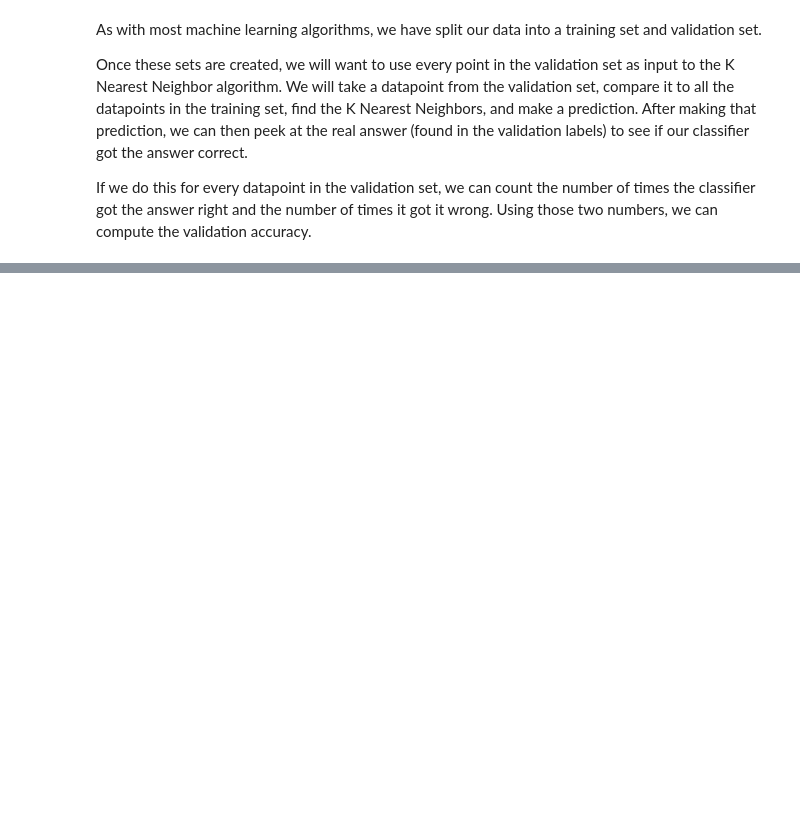
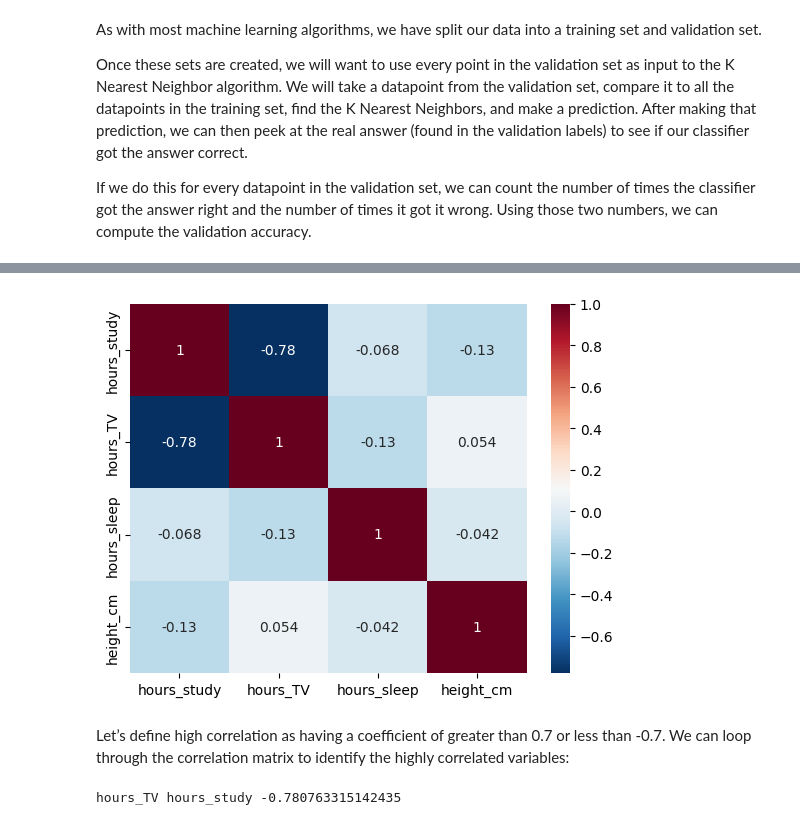
Before and after one commit to dpons222/ML-AI-Self-Learning, a Jupyter notebook: Machine Learning/machine_learning.ipynb, the cells around one changed output, grey strips where cells are left out. Drawn from its saved outputs; the diff is of its cells as text; code cells hidden in the pictures; blank space fills up the shorter version.

```diff
--- a/Machine Learning/machine_learning.ipynb
+++ b/Machine Learning/machine_learning.ipynb
@@ -568,0 +765,4 @@ If we do this for every datapoint in the validation set, we can count the number
+# %%
+X_num = X.drop(columns=['edu_goal'])
+
+X_num
@@ -568,0 +783,6 @@ If we do this for every datapoint in the validation set, we can count the number
+# %%
+from sklearn.feature_selection import VarianceThreshold
+
+selector = VarianceThreshold(threshold=0)  # 0 is default
+
+selector.fit_transform(X_num)
@@ -568,0 +814,4 @@ If we do this for every datapoint in the validation set, we can count the number
+# %%
+num_cols = list(X_num.columns[selector.get_support(indices=True)])
+
+num_cols
@@ -568,0 +822,3 @@ If we do this for every datapoint in the validation set, we can count the number
+# %%
+X_num = X_num[num_cols]
+X_num
@@ -568,0 +866,22 @@ If we do this for every datapoint in the validation set, we can count the number
+# %%
+import matplotlib.pyplot as plt
+import seaborn as sns
+
+corr_matrix = X_num.corr(method='pearson')  # 'pearson' is default
+
+sns.heatmap(corr_matrix, annot=True, cmap='RdBu_r')
+plt.show()
+# %% [output]
+[figure, added]
+# %% [markdown]
+Let’s define high correlation as having a coefficient of greater than 0.7 or less than -0.7. We can loop through the correlation matrix to identify the highly correlated variables:
+# %%
+# Loop over bottom diagonal of correlation matrix
+for i in range(len(corr_matrix.columns)):
+    for j in range(i):
+
+        # Print variables with high correlation
+        if abs(corr_matrix.iloc[i, j]) > 0.7:
+            print(corr_matrix.columns[i], corr_matrix.columns[j], corr_matrix.iloc[i, j])
+# %% [output]
+hours_TV hours_study -0.780763315142435
```
Also changed, not shown: parts of 51 cells of this notebook, 1 other file.
